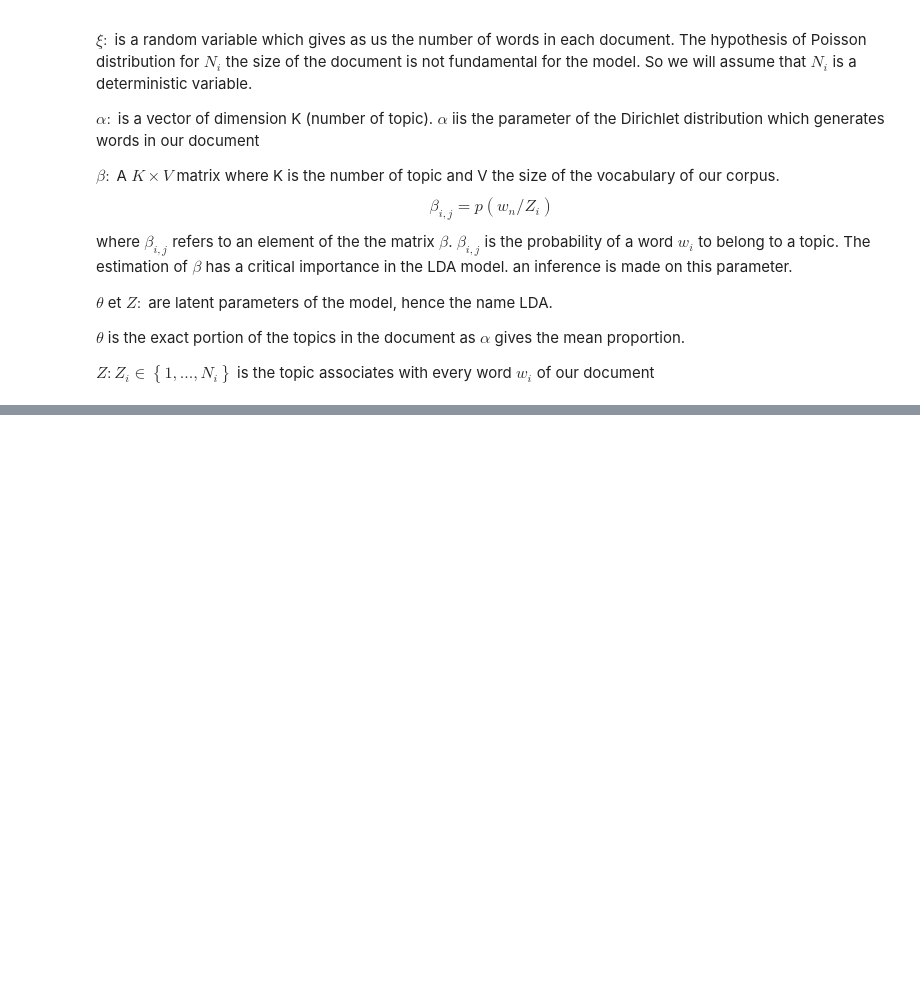
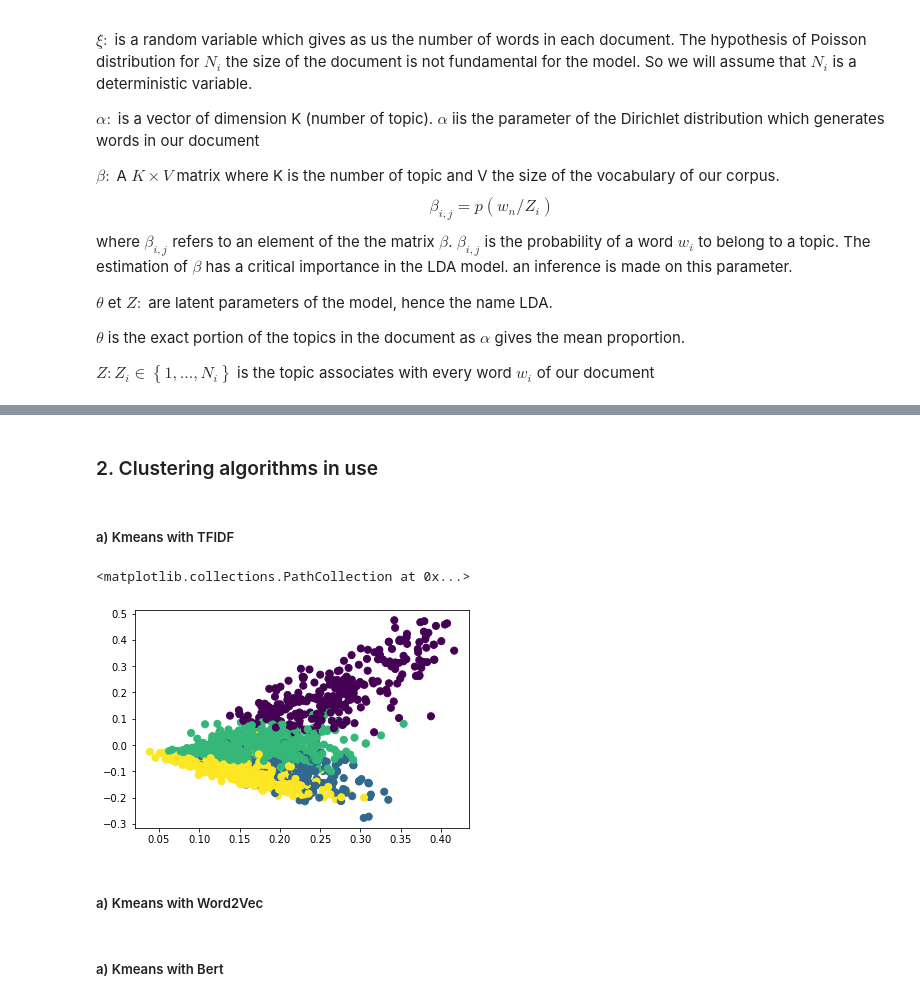
Before and after one commit to egah/TER, a Jupyter notebook: TER word representation and clustering.ipynb, the cells around one changed output, grey strips where cells are left out. Saved outputs shown, nothing was run; the diff lists cells and outputs as text; code cells hidden in the pictures; blank space fills up the shorter version.

Commit message:
I add the k-means code, and a function to do all the preprocessing

```diff
--- a/TER word representation and clustering.ipynb
+++ b/TER word representation and clustering.ipynb
@@ -322,0 +444,17 @@ Gensim (pour Latex)
+# %%
+clauses=data
+from nltk.corpus import wordnet
+def corpus_cleaning(_corpus, _language = "english", _stopwords =get_stop_words('english') , _count_tokens = False):
+    return [doc_cleaning(_text = corp, _language= _language, _stopwords = _stopwords, count_tokens = _count_tokens) for corp in _corpus]
+
+corpus_cleaning_results = corpus_cleaning(
+    _corpus = clauses
+    , _language = "english"
+    , _stopwords = get_stop_words('english')
+    , _count_tokens = True
+)
+
+fr_text_cleaned = [tmp[0] for tmp in corpus_cleaning_results]
+
+fr_corpus = nltk.TextCollection([nltk.Text(nltk.word_tokenize(fr_text)) for fr_text in fr_text_cleaned])#je copmprends pas cette ligne de commande non plus
+fr_all_tokens = list(set(fr_corpus.tokens))
@@ -322,0 +463,7 @@ Gensim (pour Latex)
+# %%
+fr_TDM = [[0 for j in range(0,len(fr_all_tokens))] for i in range(0, len(clauses))]
+for i in range(0, len(clauses)):
+    a_corpus = nltk.Text(word_tokenize(fr_text_cleaned[i]))
+    for j in range(0, len(fr_all_tokens)):
+        fr_TDM[i][j] = a_corpus.count(fr_all_tokens[j])
+fr_TDM = pd.DataFrame(fr_TDM, columns = fr_all_tokens)
@@ -322,0 +594,20 @@ Gensim (pour Latex)
+# %% [markdown]
+### 2. Clustering algorithms in use
+# %% [markdown]
+##### a) Kmeans with TFIDF
+# %%
+transformer = TfidfTransformer()
+transformed_weights = transformer.fit_transform(fr_TDM)
+test_e = KMeans(n_clusters=4, init='k-means++', max_iter=100, n_init=1)
+fitted = test_e.fit(transformed_weights)
+predicted_values = test_e.predict(transformed_weights)
+sklearn_pca = TruncatedSVD(n_components = 2)
+Y_sklearn = sklearn_pca.fit_transform(transformed_weights)
+plt.scatter(Y_sklearn[:, 0], Y_sklearn[:, 1], c=predicted_values, s=50, cmap='viridis')
+# %% [output]
+<matplotlib.collections.PathCollection at 0x...>
+[figure, added]
+# %% [markdown]
+##### a) Kmeans with Word2Vec
+# %% [markdown]
+##### a) Kmeans with Bert
```
Also changed, not shown: parts of 37 cells of this notebook.
